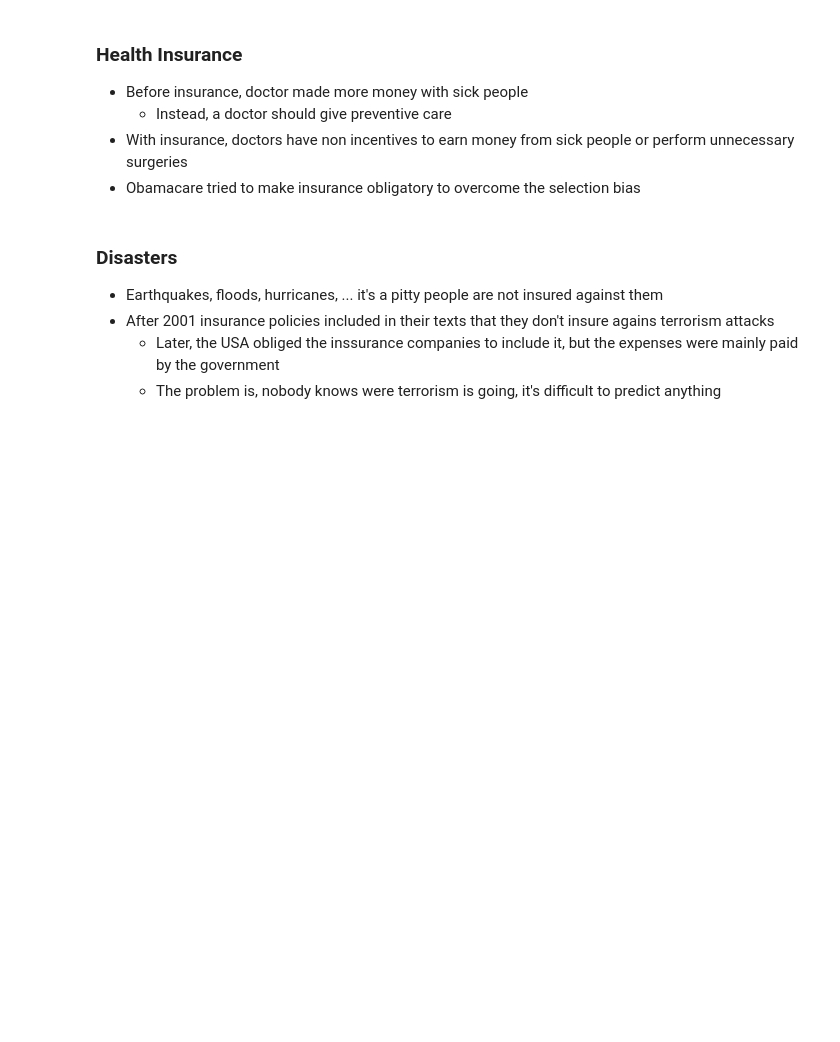
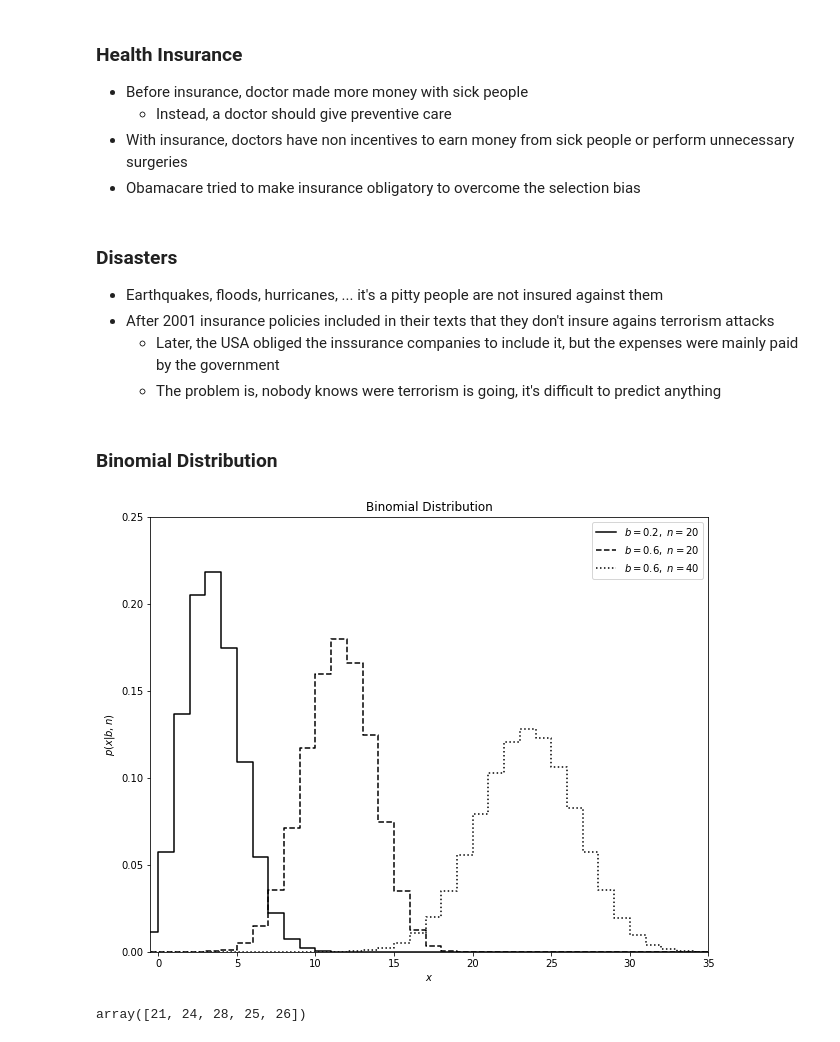
Before and after one commit to mxagar/finance_accounting_courses, a Jupyter notebook: financial_markets/01_Week_1.ipynb, the cells around one changed output. Cells and saved outputs as stored; diff of their text form; code cells hidden in the pictures; blank space fills up the shorter version.

Commit message:
probability distributions

```diff
--- a/financial_markets/01_Week_1.ipynb
+++ b/financial_markets/01_Week_1.ipynb
@@ -225,3 +225,5 @@ plt.legend()
 - After 2001 insurance policies included in their texts that they don't insure agains terrorism attacks
     - Later, the USA obliged the inssurance companies to include it, but the expenses were mainly paid by the government
     - The problem is, nobody knows were terrorism is going, it's difficult to predict anything
+# %% [markdown]
+### Binomial Distribution
@@ -227,0 +235,28 @@ plt.legend()
+# %%
+n_values = [20, 20, 40]
+b_values = [0.2, 0.6, 0.6]
+linestyles = ['-', '--', ':']
+x = np.arange(-1, 200)
+# %%
+fig, ax = plt.subplots(figsize=(10, 8))
+for (n, b, ls) in zip(n_values, b_values, linestyles):
+    dist = binom(n, b)
+    plt.step(x, dist.pmf(x), color='black', linestyle=ls, label='$b={},\ n={}$'.format(b, n))
+
+plt.xlim(-0.5, 35)
+plt.ylim(0, 0.25)
+
+plt.xlabel('$x$')
+plt.ylabel('$p(x|b, n)$')
+plt.title('Binomial Distribution')
+
+plt.legend()
+plt.show()
+# %% [output]
+[figure, added]
+# %%
+# Five random numbers in the Binomial distirbution B(40,0.6)
+dist = binom(40, 0.6)
+dist.rvs(5)
+# %% [output]
+array([21, 24, 28, 25, 26])
```
Also changed, not shown: parts of 14 cells of this notebook.
